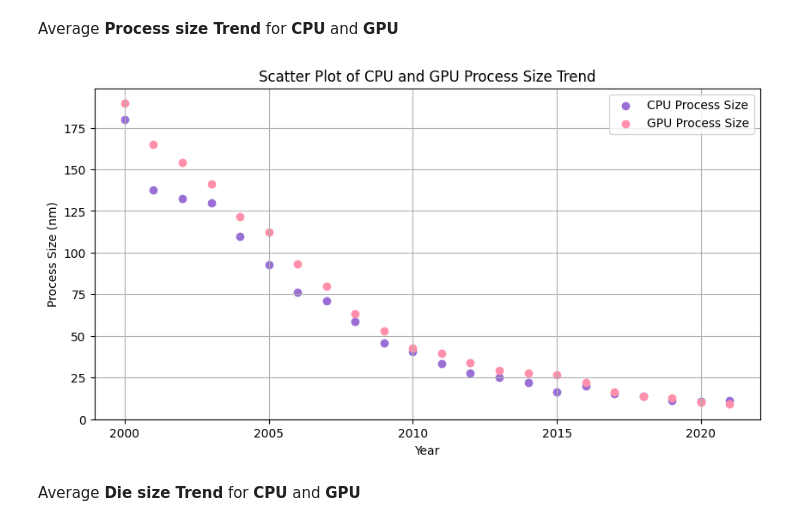
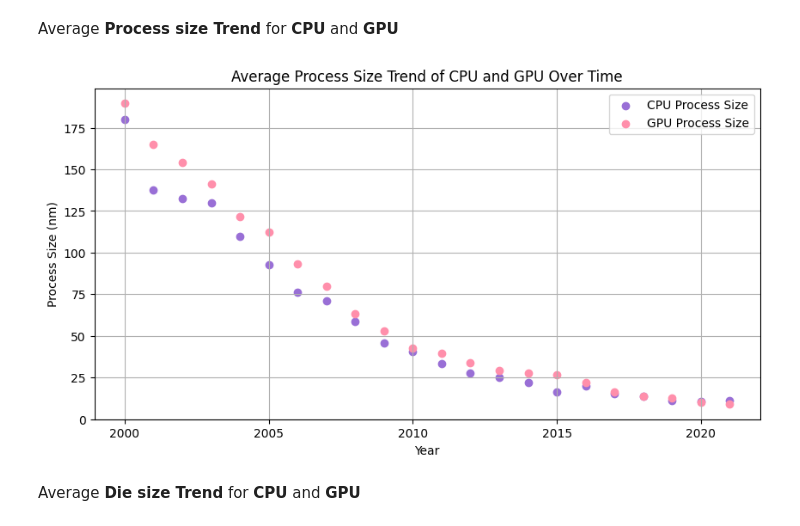
Before and after one commit to WendyInft/MATHEDA-INFANTE, a Jupyter notebook: WK8-Exploratory-Data-Analysis/Exercise/WK8-Exploratory-Data-Analysis.ipynb, the cells around one changed output. Cells and saved outputs as stored; diff of their text form; code cells hidden in the pictures.

```diff
--- a/WK8-Exploratory-Data-Analysis/Exercise/WK8-Exploratory-Data-Analysis.ipynb
+++ b/WK8-Exploratory-Data-Analysis/Exercise/WK8-Exploratory-Data-Analysis.ipynb
@@ -756,16 +756,16 @@ gpu_ps = pd.DataFrame({
 # %%
 plt.figure(figsize=(10,5))
 plt.scatter(cpu_ps['Year'], cpu_ps['Process_Size'], color='#996FD6', label='CPU Process Size')
 plt.scatter(gpu_ps['Year'], gpu_ps['Process_Size'], color='#FF8FAB', label='GPU Process Size')
 
-plt.title('Scatter Plot of CPU and GPU Process Size Trend')
+plt.title('Average Process Size Trend of CPU and GPU Over Time')
 plt.xlabel('Year')
 plt.ylabel('Process Size (nm)')
 plt.legend()
 plt.grid(True)
 plt.show()
 # %% [output]
-[figure, old version]
+[figure, new version]
 # %% [markdown]
 Average **Die size Trend** for **CPU** and **GPU**
 # %%
```
